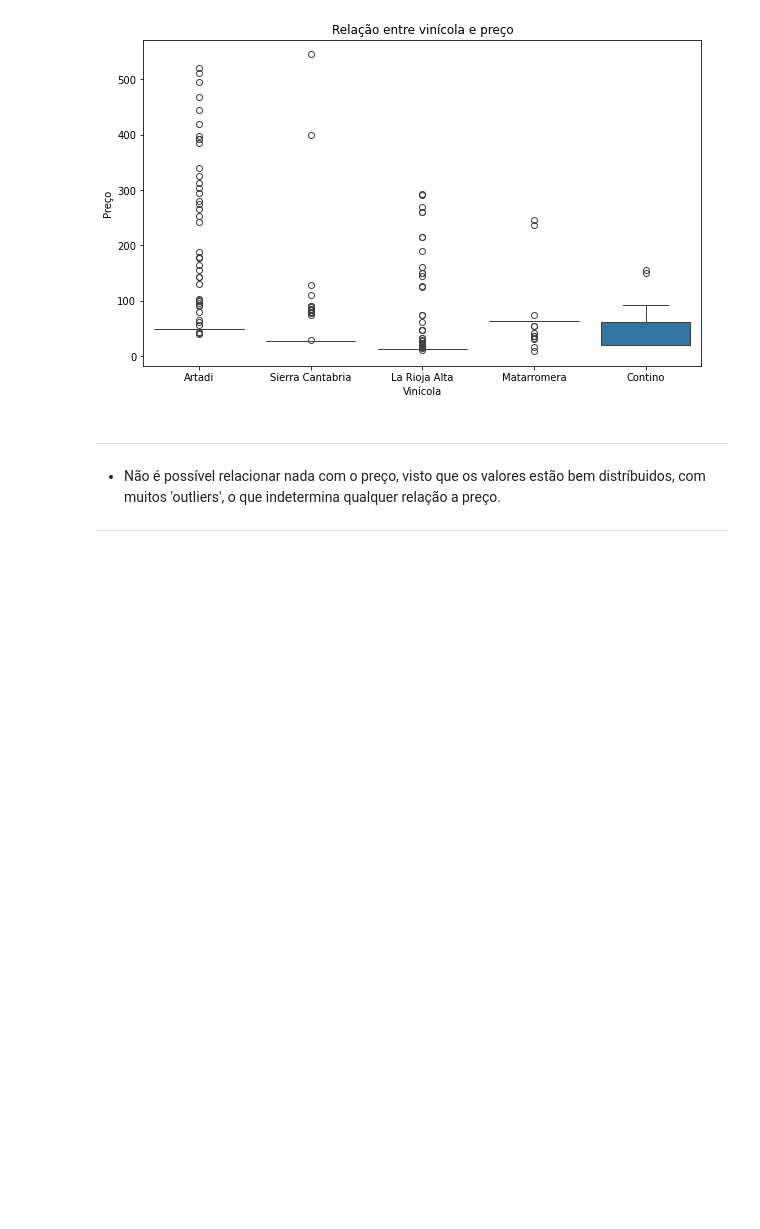
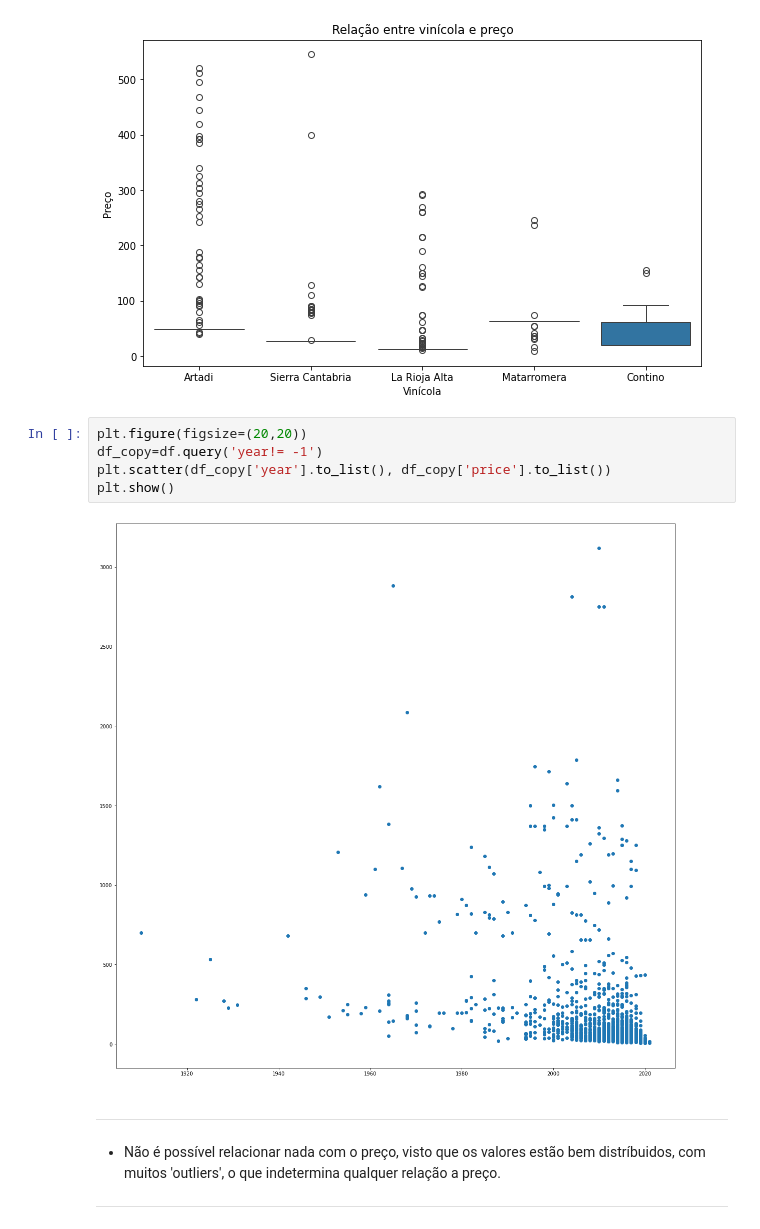
Before and after one commit to atlantico-academy/sommeliers-de-dados, a Jupyter notebook: notebooks/01-exploratory_data_analysis.ipynb, the cells around one changed output. Drawn from its saved outputs; the diff is of its cells as text; blank space fills up the shorter version.

```diff
--- a/notebooks/01-exploratory_data_analysis.ipynb
+++ b/notebooks/01-exploratory_data_analysis.ipynb
@@ -387,6 +402,13 @@ plt.ylabel('Preço')
 plt.show()
 # %% [output]
 [figure]
+# %%
+plt.figure(figsize=(20,20))
+df_copy=df.query('year!= -1')
+plt.scatter(df_copy['year'].to_list(), df_copy['price'].to_list())
+plt.show()
+# %% [output]
+[figure, added]
 # %% [markdown]
 -------------
 - Não é possível relacionar nada com o preço, visto que os valores estão bem distríbuidos, com muitos 'outliers', o que indetermina qualquer relação a preço.
```
Also changed, not shown: parts of 11 cells of this notebook.
